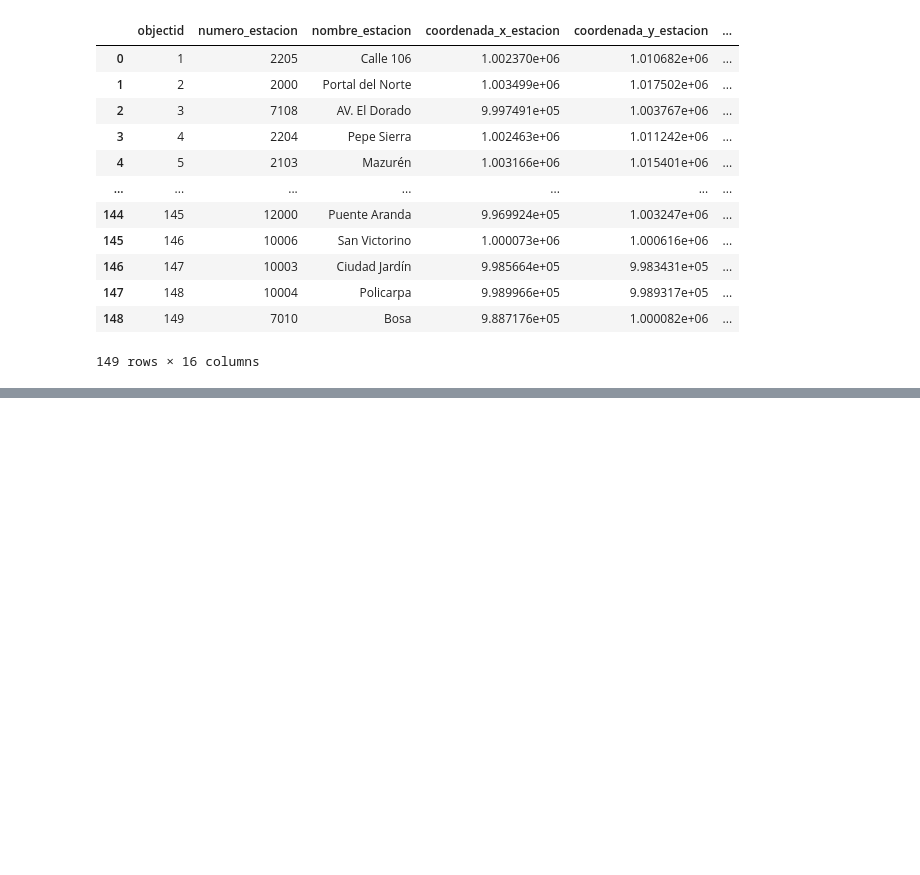
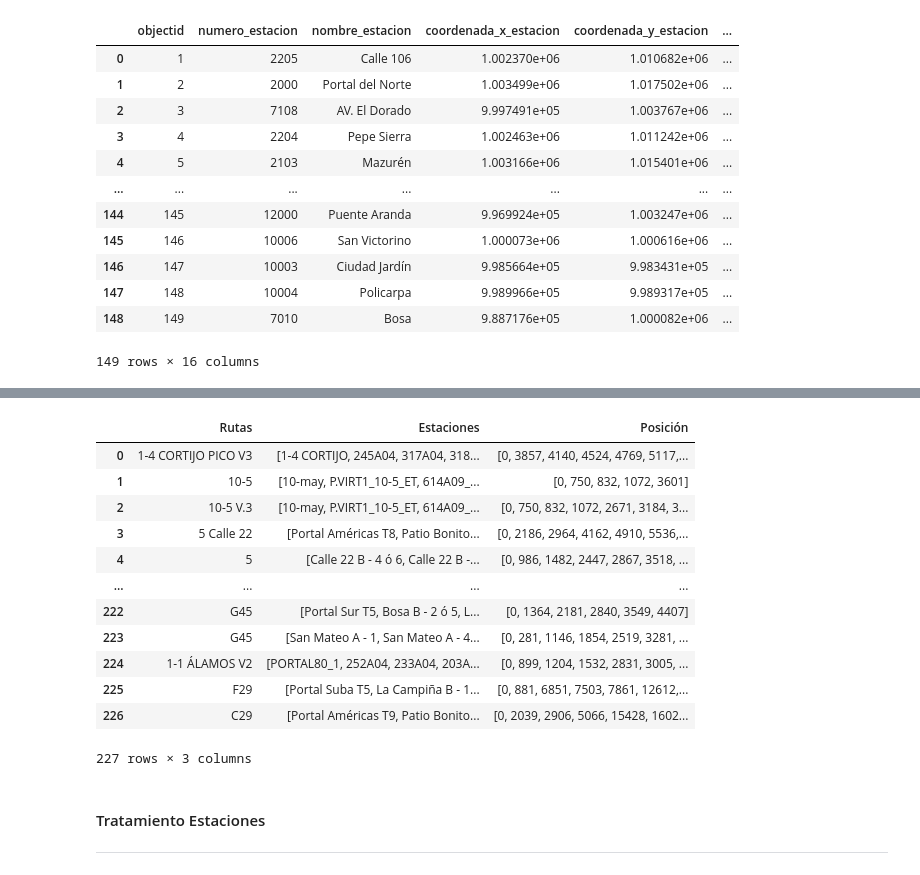
Before and after one commit to Rguarnizo/MoviliApp, a Jupyter notebook: TransmilenioMVA.ipynb, the cells around one changed output, grey strips where cells are left out. Saved outputs shown, nothing was run; the diff lists cells and outputs as text; code cells hidden in the pictures; blank space fills up the shorter version.

```diff
--- a/TransmilenioMVA.ipynb
+++ b/TransmilenioMVA.ipynb
@@ -166,0 +208,26 @@ type(RutasEstacionesTM['Ruta'])
+# %%
+#Se hace algo parecido para eliminar el punto de partida de la ruta que se encuentra al final del String. Se eliminan también espacios.
+alphabet = "ABCDEFGHIJKLMNOPQRSTUVWXYZ._-éÁ "
+RutasListParadasTM['Rutas'] = pd.Series([route.rstrip(alphabet+alphabet.lower()) for route in RutasListParadasTM['Rutas']])
+#lstrip Elimina los caracteres que se encuentran a la derecha y que coinciden con el input.
+#------------------------------------------------------------------------------------------------------------------#
+#Otra forma de hacerlo.
+RutasListParadasTM['Rutas'] = RutasListParadasTM['Rutas'].str.rstrip(alphabet+alphabet.lower())
+#------------------------------------------------------------------------------------------------------------------#
+#Quitar espacio del principio.
+RutasListParadasTM['Rutas'] = pd.Series([route.lstrip(" ") for route in RutasListParadasTM['Rutas']])
+RutasListParadasTM
+# %% [output]
+|  | Rutas | Estaciones | Posición |
+| 0 | 1-4 CORTIJO PICO V3 | [1-4 CORTIJO, 245A04, 317A04, 318... | [0, 3857, 4140, 4524, 4769, 5117,... |
+| 1 | 10-5 | [10-may, P.VIRT1_10-5_ET, 614A09_... | [0, 750, 832, 1072, 3601] |
+| 2 | 10-5 V.3 | [10-may, P.VIRT1_10-5_ET, 614A09_... | [0, 750, 832, 1072, 2671, 3184, 3... |
+| 3 | 5 Calle 22 | [Portal Américas T8, Patio Bonito... | [0, 2186, 2964, 4162, 4910, 5536,... |
+| 4 | 5 | [Calle 22 B - 4 ó 6, Calle 22 B -... | [0, 986, 1482, 2447, 2867, 3518, ... |
+| ... | ... | ... | ... |
+| 222 | G45 | [Portal Sur T5, Bosa B - 2 ó 5, L... | [0, 1364, 2181, 2840, 3549, 4407] |
+| 223 | G45 | [San Mateo A - 1, San Mateo A - 4... | [0, 281, 1146, 1854, 2519, 3281, ... |
+| 224 | 1-1 ÁLAMOS V2 | [PORTAL80_1, 252A04, 233A04, 203A... | [0, 899, 1204, 1532, 2831, 3005, ... |
+| 225 | F29 | [Portal Suba T5, La Campiña B - 1... | [0, 881, 6851, 7503, 7861, 12612,... |
+| 226 | C29 | [Portal Américas T9, Patio Bonito... | [0, 2039, 2906, 5066, 15428, 1602... |
+227 rows × 3 columns
@@ -166,0 +238,3 @@ type(RutasEstacionesTM['Ruta'])
+# %% [markdown]
+#### Tratamiento Estaciones
+***
```
Also changed, not shown: parts of 50 cells of this notebook.
